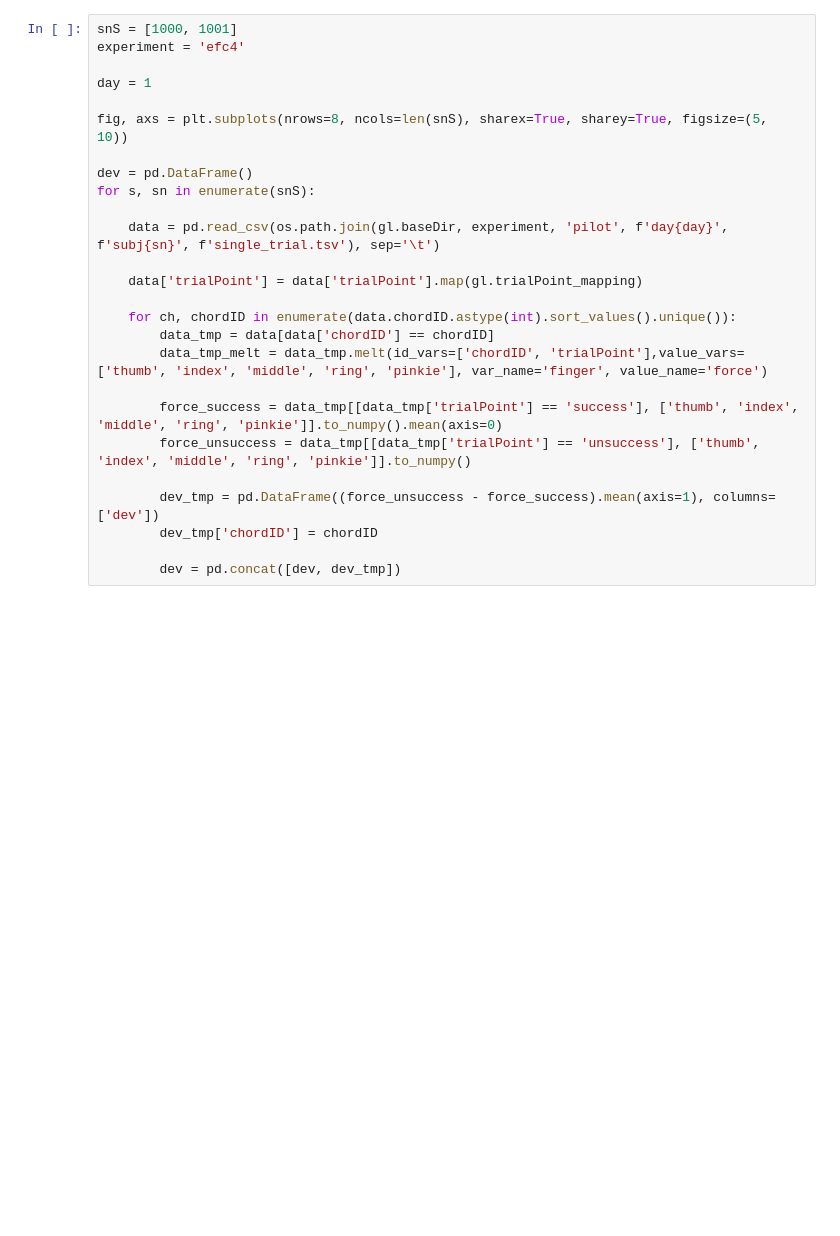
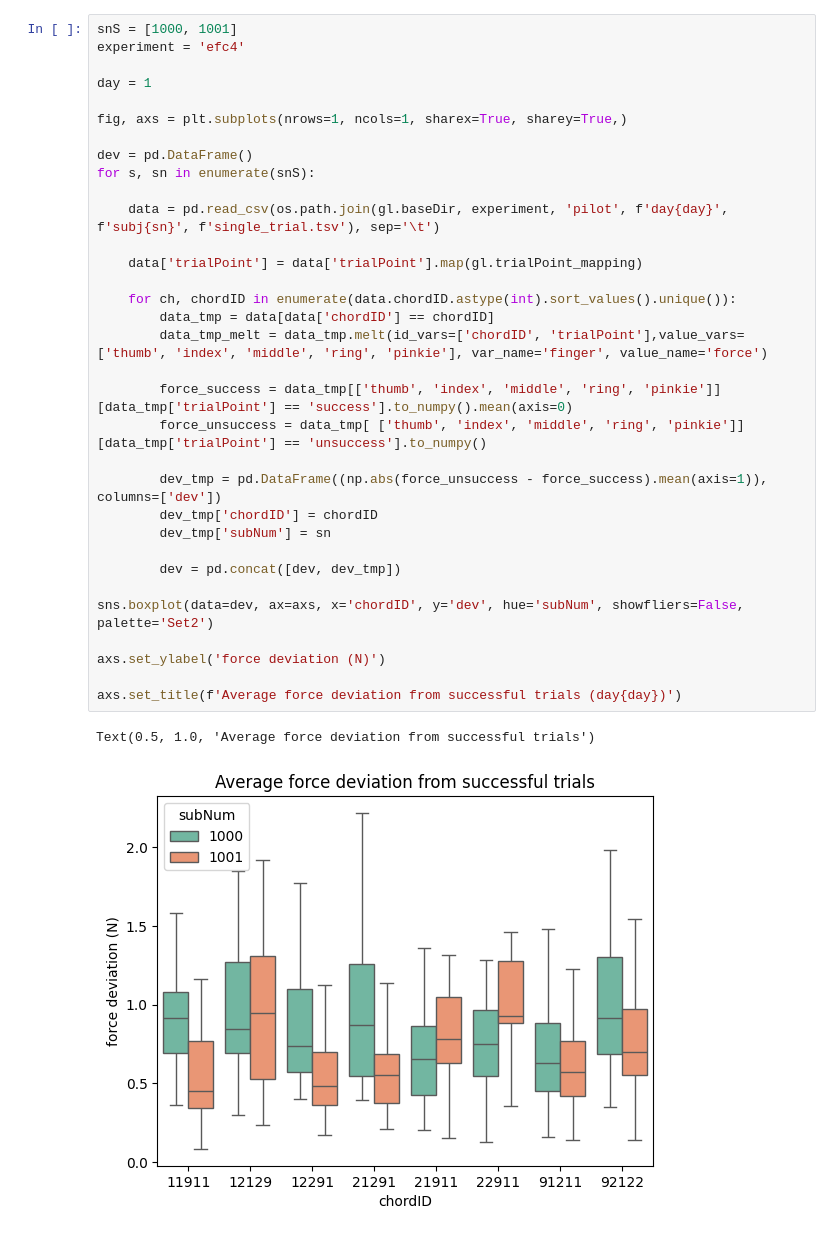
Before and after one commit to mnlmrc/extension-flexion-chords, a Jupyter notebook: efc4/notebooks/pilot.ipynb, the cells around one changed output. Drawn from its saved outputs; the diff is of its cells as text; blank space fills up the shorter version.

```diff
--- a/efc4/notebooks/pilot.ipynb
+++ b/efc4/notebooks/pilot.ipynb
@@ -110,26 +117,36 @@ fig.tight_layout()
 # %%
 snS = [1000, 1001]
 experiment = 'efc4'
 
 day = 1
 
-fig, axs = plt.subplots(nrows=8, ncols=len(snS), sharex=True, sharey=True, figsize=(5, 10))
+fig, axs = plt.subplots(nrows=1, ncols=1, sharex=True, sharey=True,)
 
 dev = pd.DataFrame()
 for s, sn in enumerate(snS):
 
     data = pd.read_csv(os.path.join(gl.baseDir, experiment, 'pilot', f'day{day}', f'subj{sn}', f'single_trial.tsv'), sep='\t')
 
     data['trialPoint'] = data['trialPoint'].map(gl.trialPoint_mapping)
 
     for ch, chordID in enumerate(data.chordID.astype(int).sort_values().unique()):
         data_tmp = data[data['chordID'] == chordID]
         data_tmp_melt = data_tmp.melt(id_vars=['chordID', 'trialPoint'],value_vars=['thumb', 'index', 'middle', 'ring', 'pinkie'], var_name='finger', value_name='force')
 
-        force_success = data_tmp[[data_tmp['trialPoint'] == 'success'], ['thumb', 'index', 'middle', 'ring', 'pinkie']].to_numpy().mean(axis=0)
-        force_unsuccess = data_tmp[[data_tmp['trialPoint'] == 'unsuccess'], ['thumb', 'index', 'middle', 'ring', 'pinkie']].to_numpy()
+        force_success = data_tmp[['thumb', 'index', 'middle', 'ring', 'pinkie']][data_tmp['trialPoint'] == 'success'].to_numpy().mean(axis=0)
+        force_unsuccess = data_tmp[ ['thumb', 'index', 'middle', 'ring', 'pinkie']][data_tmp['trialPoint'] == 'unsuccess'].to_numpy()
 
-        dev_tmp = pd.DataFrame((force_unsuccess - force_success).mean(axis=1), columns=['dev'])
+        dev_tmp = pd.DataFrame((np.abs(force_unsuccess - force_success).mean(axis=1)), columns=['dev'])
         dev_tmp['chordID'] = chordID
+        dev_tmp['subNum'] = sn
 
         dev = pd.concat([dev, dev_tmp])
+
+sns.boxplot(data=dev, ax=axs, x='chordID', y='dev', hue='subNum', showfliers=False, palette='Set2')
+
+axs.set_ylabel('force deviation (N)')
+
+axs.set_title(f'Average force deviation from successful trials (day{day})')
+# %% [output]
+Text(0.5, 1.0, 'Average force deviation from successful trials')
+[figure, added]
```
Also changed, not shown: parts of 6 cells of this notebook, 2 other files.
